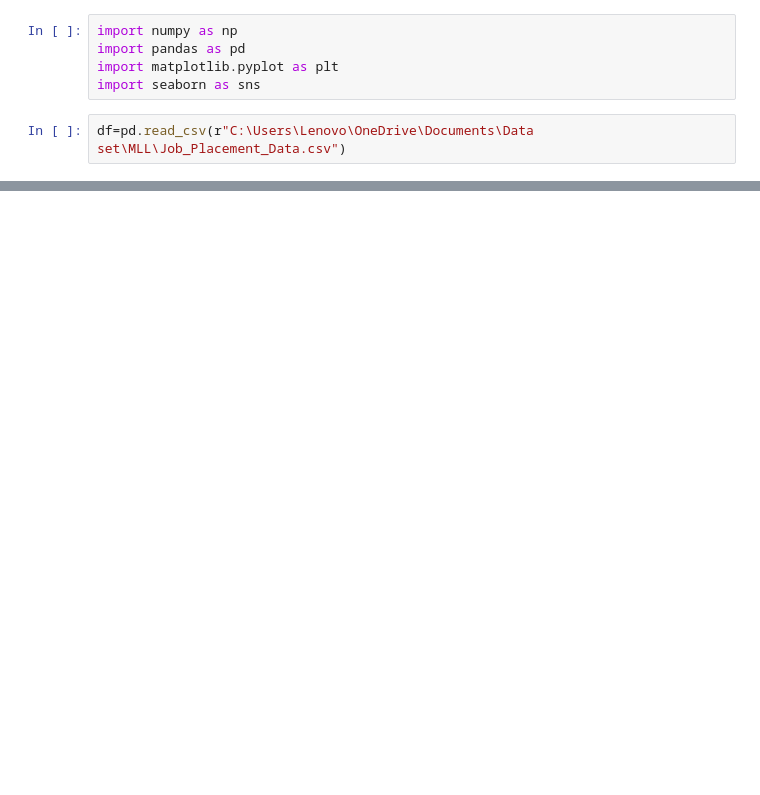
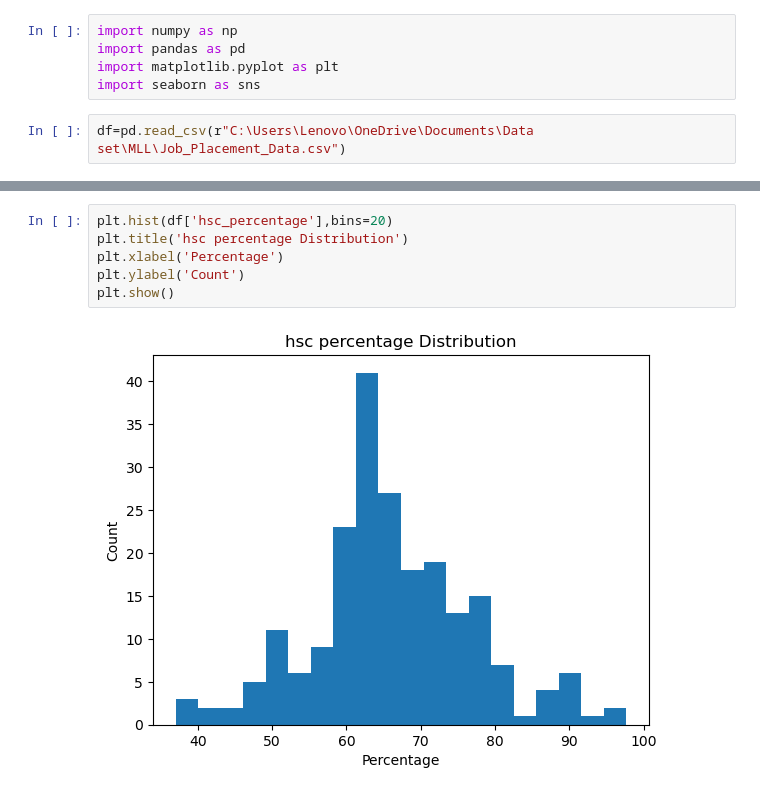
Before and after one commit to HarshRaut9945/Machine-Learning-Project, a Jupyter notebook: Job_place/data.ipynb, the cells around one changed output, grey strips where cells are left out. Cells and saved outputs as stored; diff of their text form; blank space fills up the shorter version.

```diff
--- a/Job_place/data.ipynb
+++ b/Job_place/data.ipynb
@@ -16,0 +110,8 @@ df.
+# %%
+plt.hist(df['hsc_percentage'],bins=20)
+plt.title('hsc percentage Distribution')
+plt.xlabel('Percentage')
+plt.ylabel('Count')
+plt.show()
+# %% [output]
+[figure, added]
```
Also changed, not shown: parts of 14 cells of this notebook, 2 other files.
